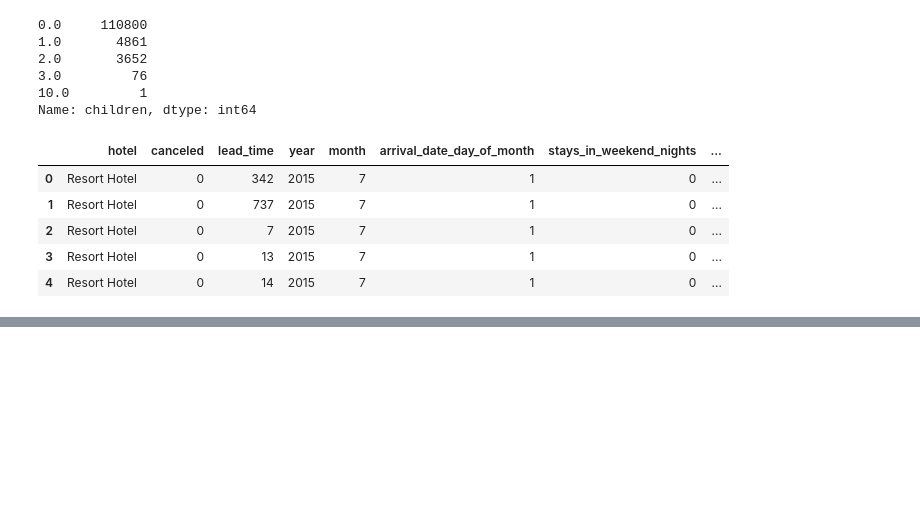
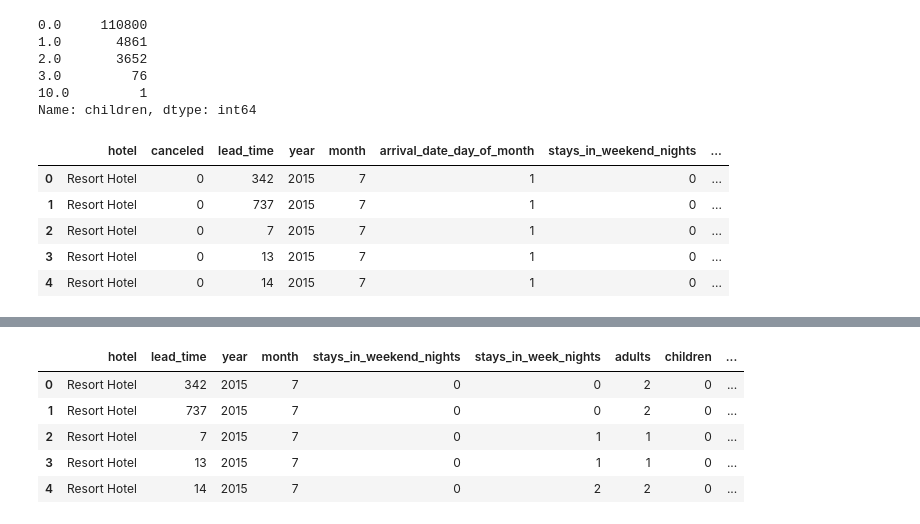
Before and after one commit to 01aleem/Hotel-Booking-Analysis, a Jupyter notebook: Hotel_Booking_Analysis.ipynb, the cells around one changed output, grey strips where cells are left out. Saved outputs shown, nothing was run; the diff lists cells and outputs as text; code cells hidden in the pictures; blank space fills up the shorter version.

```diff
--- a/Hotel_Booking_Analysis.ipynb
+++ b/Hotel_Booking_Analysis.ipynb
@@ -287,0 +321,9 @@ df.head()
+# %%
+df.head()
+# %% [output]
+|  | hotel | lead_time | year | month | stays_in_weekend_nights | stays_in_week_nights | adults | children | ... |
+| 0 | Resort Hotel | 342 | 2015 | 7 | 0 | 0 | 2 | 0 | ... |
+| 1 | Resort Hotel | 737 | 2015 | 7 | 0 | 0 | 2 | 0 | ... |
+| 2 | Resort Hotel | 7 | 2015 | 7 | 0 | 1 | 1 | 0 | ... |
+| 3 | Resort Hotel | 13 | 2015 | 7 | 0 | 1 | 1 | 0 | ... |
+| 4 | Resort Hotel | 14 | 2015 | 7 | 0 | 2 | 2 | 0 | ... |
```
Also changed, not shown: parts of 36 cells of this notebook.
